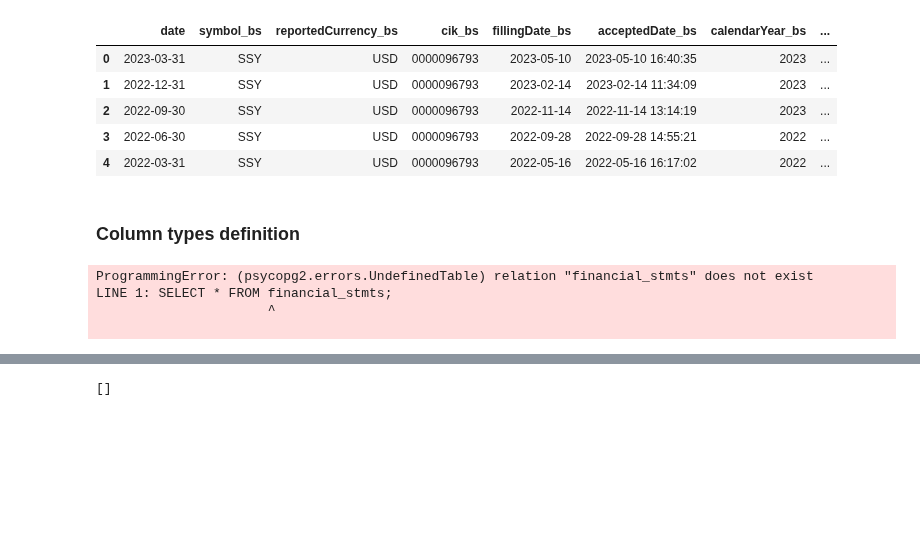
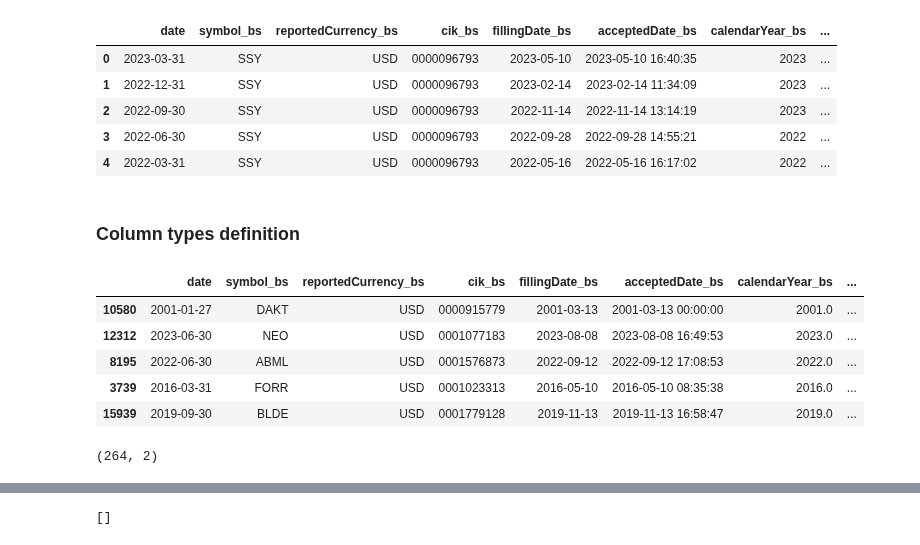
Before and after one commit to simonjpc/value_investment, a Jupyter notebook: various-tests-extraction-system-design.ipynb, the cells around one changed output, grey strips where cells are left out. Saved outputs shown, nothing was run; the diff lists cells and outputs as text; code cells hidden in the pictures; blank space fills up the shorter version.

```diff
--- a/various-tests-extraction-system-design.ipynb
+++ b/various-tests-extraction-system-design.ipynb
@@ -216,12 +219,16 @@ with engine.connect() as connection:
 # %%
 # to load data from table financial_stmts
 query = "SELECT * FROM financial_stmts;"
-engine = create_engine(db_uri)
+#engine = create_engine(db_uri)
 connection = engine.connect()
 df = pd.read_sql(query, con=engine)
 connection.close()
-# %% [output]
-ProgrammingError: (psycopg2.errors.UndefinedTable) relation "financial_stmts" does not exist
-LINE 1: SELECT * FROM financial_stmts;
-                      ^
-
+# %%
+df.drop_duplicates().sample(5)
+# %% [output]
+|  | date | symbol_bs | reportedCurrency_bs | cik_bs | fillingDate_bs | acceptedDate_bs | calendarYear_bs | ... |
+| 10580 | 2001-01-27 | DAKT | USD | 0000915779 | 2001-03-13 | 2001-03-13 00:00:00 | 2001.0 | ... |
+| 12312 | 2023-06-30 | NEO | USD | 0001077183 | 2023-08-08 | 2023-08-08 16:49:53 | 2023.0 | ... |
+| 8195 | 2022-06-30 | ABML | USD | 0001576873 | 2022-09-12 | 2022-09-12 17:08:53 | 2022.0 | ... |
+| 3739 | 2016-03-31 | FORR | USD | 0001023313 | 2016-05-10 | 2016-05-10 08:35:38 | 2016.0 | ... |
+| 15939 | 2019-09-30 | BLDE | USD | 0001779128 | 2019-11-13 | 2019-11-13 16:58:47 | 2019.0 | ... |
@@ -227,0 +249,4 @@ LINE 1: SELECT * FROM financial_stmts;
+# %%
+df.shape
+# %% [output]
+(264, 2)
```
Also changed, not shown: parts of 9 cells of this notebook.
